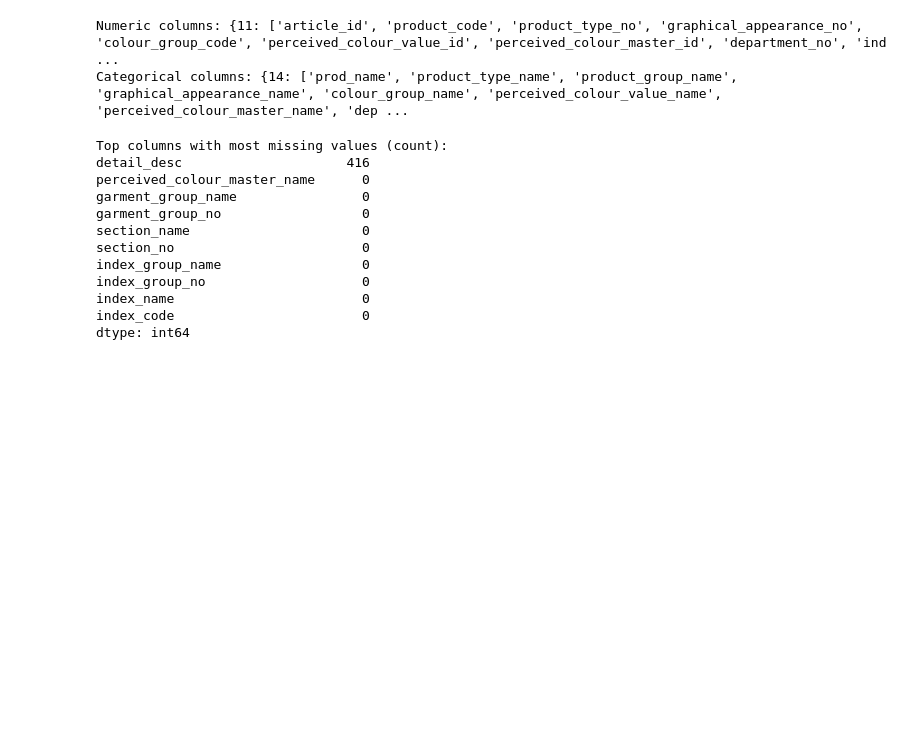
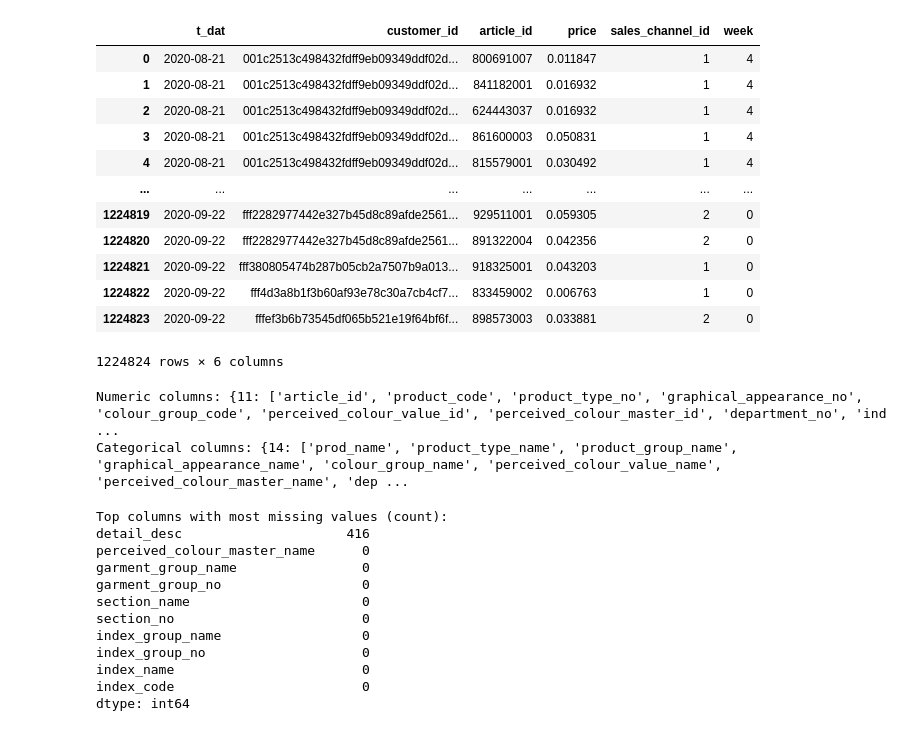
Before and after one commit to MinhGioChai/PowerBI-Final, a Jupyter notebook: FEupdate.ipynb, the cells around one changed output. Saved outputs shown, nothing was run; the diff lists cells and outputs as text; code cells hidden in the pictures; blank space fills up the shorter version.

```diff
--- a/FEupdate.ipynb
+++ b/FEupdate.ipynb
@@ -8,3 +19,19 @@ df_articles = pd.read_csv('data/articles.csv')
+# %%
+df_transactions_recent
+# %% [output]
+|  | t_dat | customer_id | article_id | price | sales_channel_id | week |
+| 0 | 2020-08-21 | 001c2513c498432fdff9eb09349ddf02d... | 800691007 | 0.011847 | 1 | 4 |
+| 1 | 2020-08-21 | 001c2513c498432fdff9eb09349ddf02d... | 841182001 | 0.016932 | 1 | 4 |
+| 2 | 2020-08-21 | 001c2513c498432fdff9eb09349ddf02d... | 624443037 | 0.016932 | 1 | 4 |
+| 3 | 2020-08-21 | 001c2513c498432fdff9eb09349ddf02d... | 861600003 | 0.050831 | 1 | 4 |
+| 4 | 2020-08-21 | 001c2513c498432fdff9eb09349ddf02d... | 815579001 | 0.030492 | 1 | 4 |
+| ... | ... | ... | ... | ... | ... | ... |
+| 1224819 | 2020-09-22 | fff2282977442e327b45d8c89afde2561... | 929511001 | 0.059305 | 2 | 0 |
+| 1224820 | 2020-09-22 | fff2282977442e327b45d8c89afde2561... | 891322004 | 0.042356 | 2 | 0 |
+| 1224821 | 2020-09-22 | fff380805474b287b05cb2a7507b9a013... | 918325001 | 0.043203 | 1 | 0 |
+| 1224822 | 2020-09-22 | fff4d3a8b1f3b60af93e78c30a7cb4cf7... | 833459002 | 0.006763 | 1 | 0 |
+| 1224823 | 2020-09-22 | fffef3b6b73545df065b521e19f64bf6f... | 898573003 | 0.033881 | 2 | 0 |
+1224824 rows × 6 columns
 # %%
 numeric_cols = df_articles.select_dtypes(include=['float64', 'int64']).columns.tolist()
 categorical_cols = df_articles.select_dtypes(include=['object']).columns.tolist()
```
Also changed, not shown: parts of 17 cells of this notebook.
